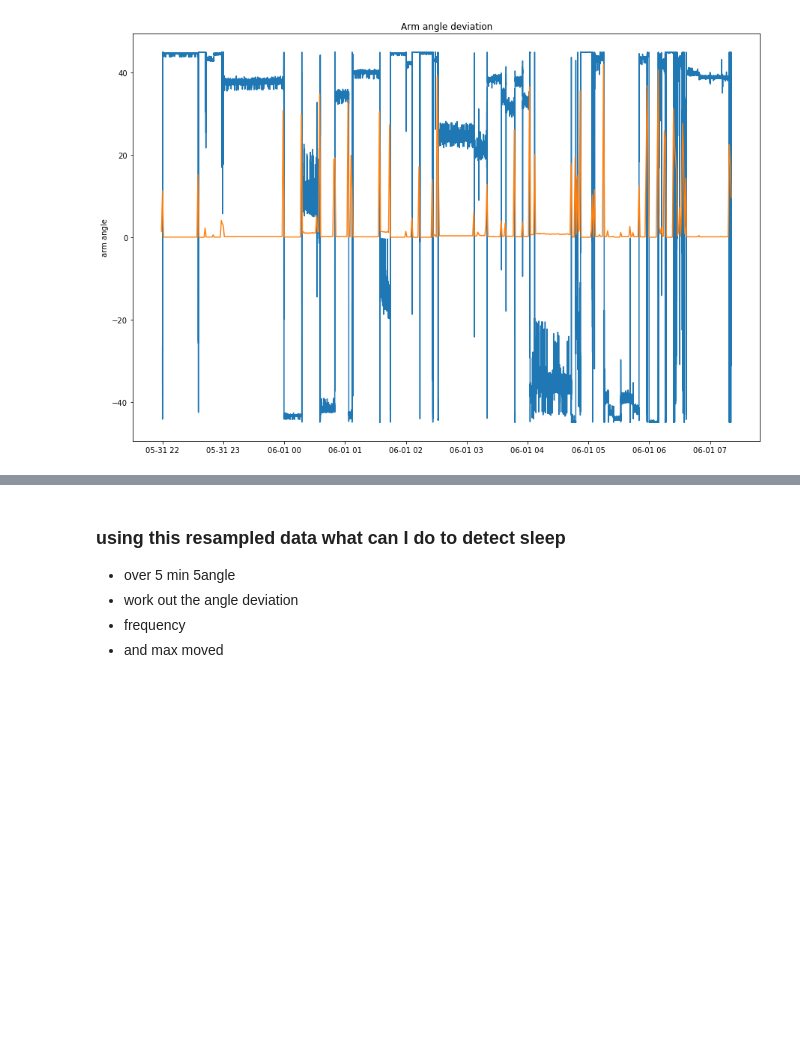
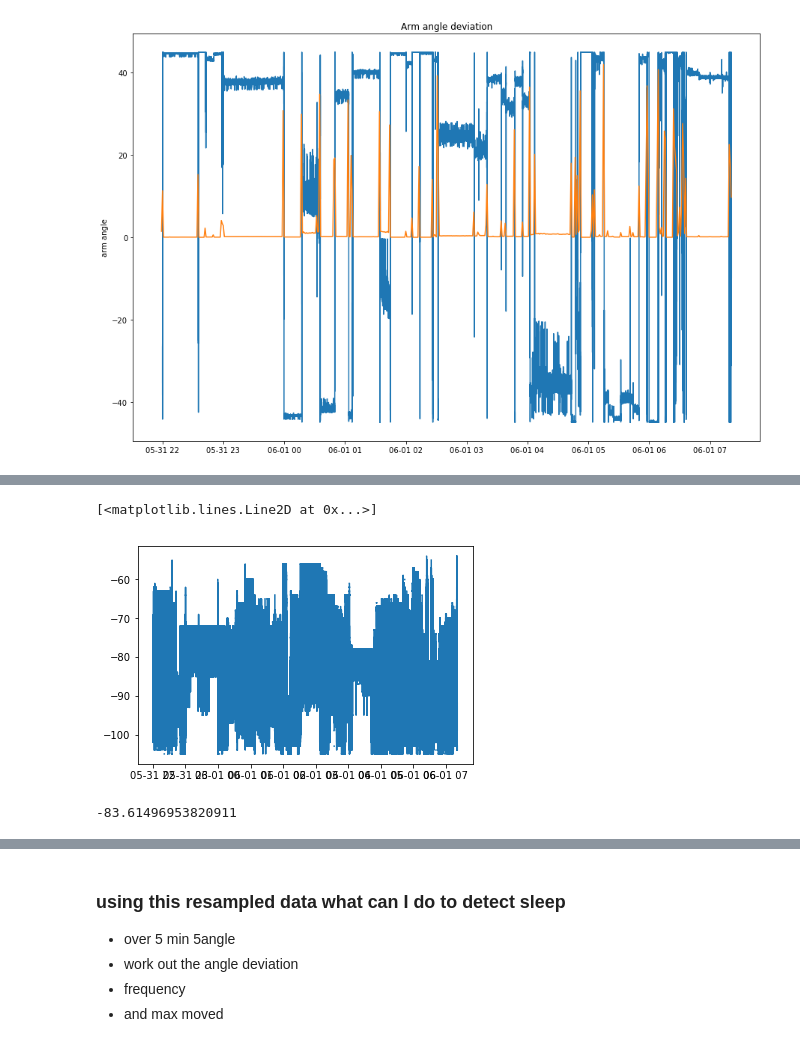
Before and after one commit to horken7/circadian-rhytm, a Jupyter notebook: test.ipynb, the cells around one changed output, grey strips where cells are left out. Saved outputs shown, nothing was run; the diff lists cells and outputs as text; code cells hidden in the pictures; blank space fills up the shorter version.

```diff
--- a/test.ipynb
+++ b/test.ipynb
@@ -192,0 +205,12 @@ print(a.mean())
+# %%
+df['wearable-rss']
+
+
+plt.plot(pd.to_datetime(df.index), df['wearable-rss'])
+# %% [output]
+[<matplotlib.lines.Line2D at 0x...>]
+[figure, added]
+# %%
+df['wearable-rss'].mean()
+# %% [output]
+-83.61496953820911
```
Also changed, not shown: parts of 7 cells of this notebook, 2 other files.
